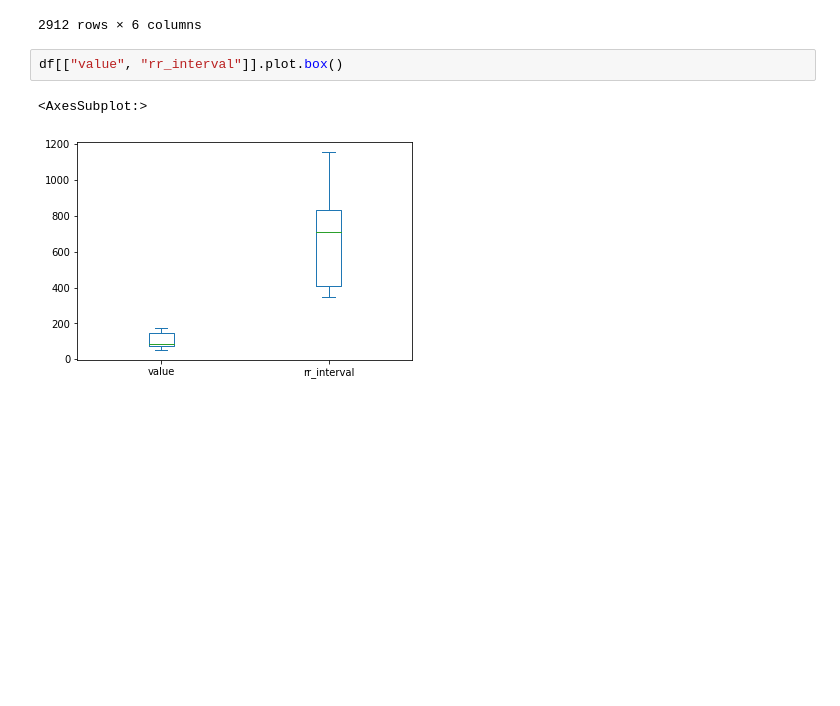
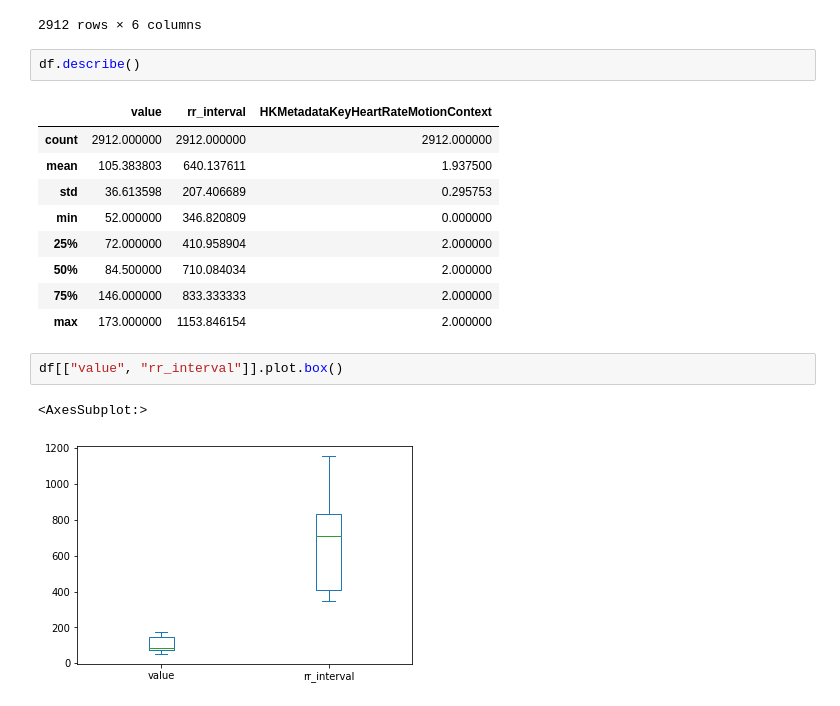
Before and after one commit to dakonr/jupyter-demonotebooks, a Jupyter notebook: statistics/heartrate/heartrate.ipynb, the cells around one changed output. Cells and saved outputs as stored; diff of their text form; blank space fills up the shorter version.

```diff
--- a/statistics/heartrate/heartrate.ipynb
+++ b/statistics/heartrate/heartrate.ipynb
@@ -104,6 +104,18 @@ df
 | 2022-04-28 21:37:11+00:00 | 2022-04-28 21:37:11 +0000 | 2022-04-28 21:37:11 +0000 | count/min | 65.0 | 923.076923 | 0 |
 | 2022-04-28 21:40:22+00:00 | 2022-04-28 21:40:22 +0000 | 2022-04-28 21:40:22 +0000 | count/min | 63.0 | 952.380952 | 0 |
 2912 rows × 6 columns
+# %%
+df.describe()
+# %% [output]
+|  | value | rr_interval | HKMetadataKeyHeartRateMotionContext |
+| count | 2912.000000 | 2912.000000 | 2912.000000 |
+| mean | 105.383803 | 640.137611 | 1.937500 |
+| std | 36.613598 | 207.406689 | 0.295753 |
+| min | 52.000000 | 346.820809 | 0.000000 |
+| 25% | 72.000000 | 410.958904 | 2.000000 |
+| 50% | 84.500000 | 710.084034 | 2.000000 |
+| 75% | 146.000000 | 833.333333 | 2.000000 |
+| max | 173.000000 | 1153.846154 | 2.000000 |
 # %%
 df[["value", "rr_interval"]].plot.box()
 # %% [output]
```
Also changed, not shown: 1 other file.
